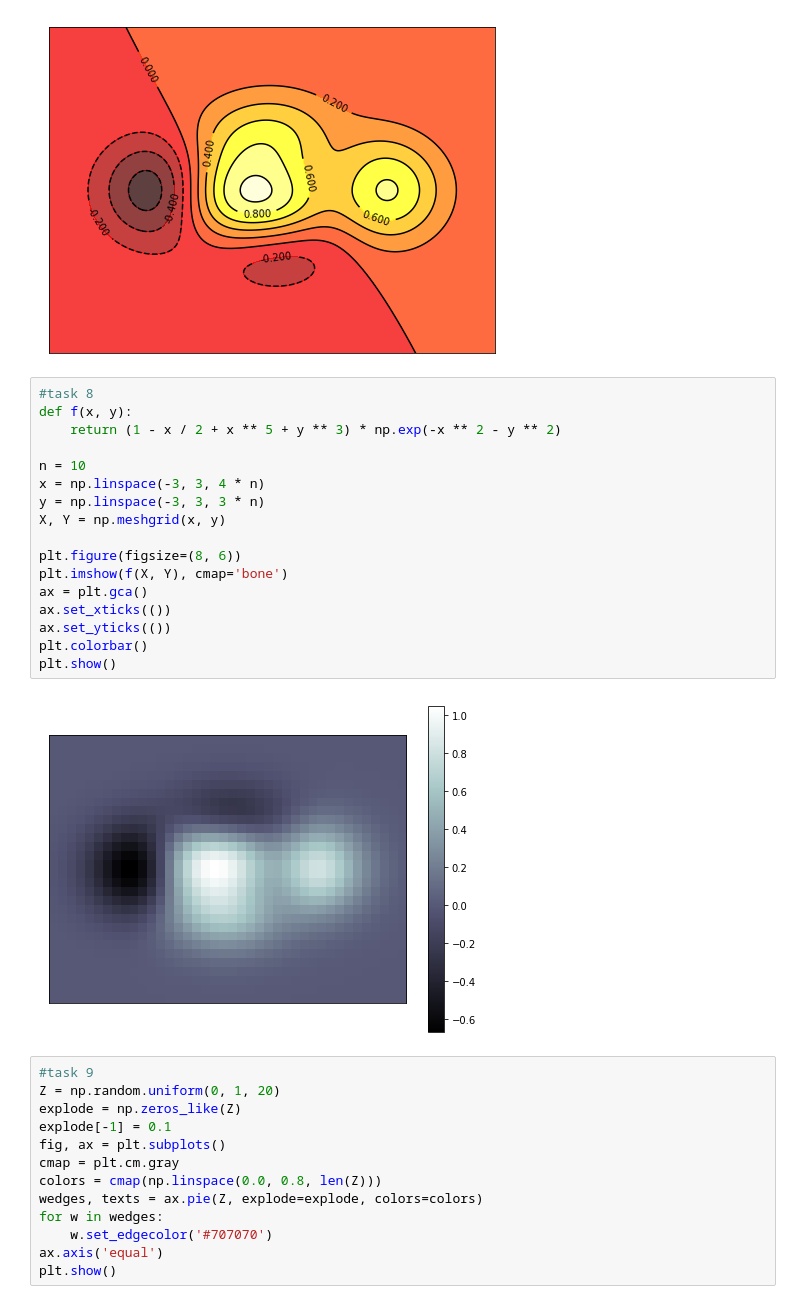
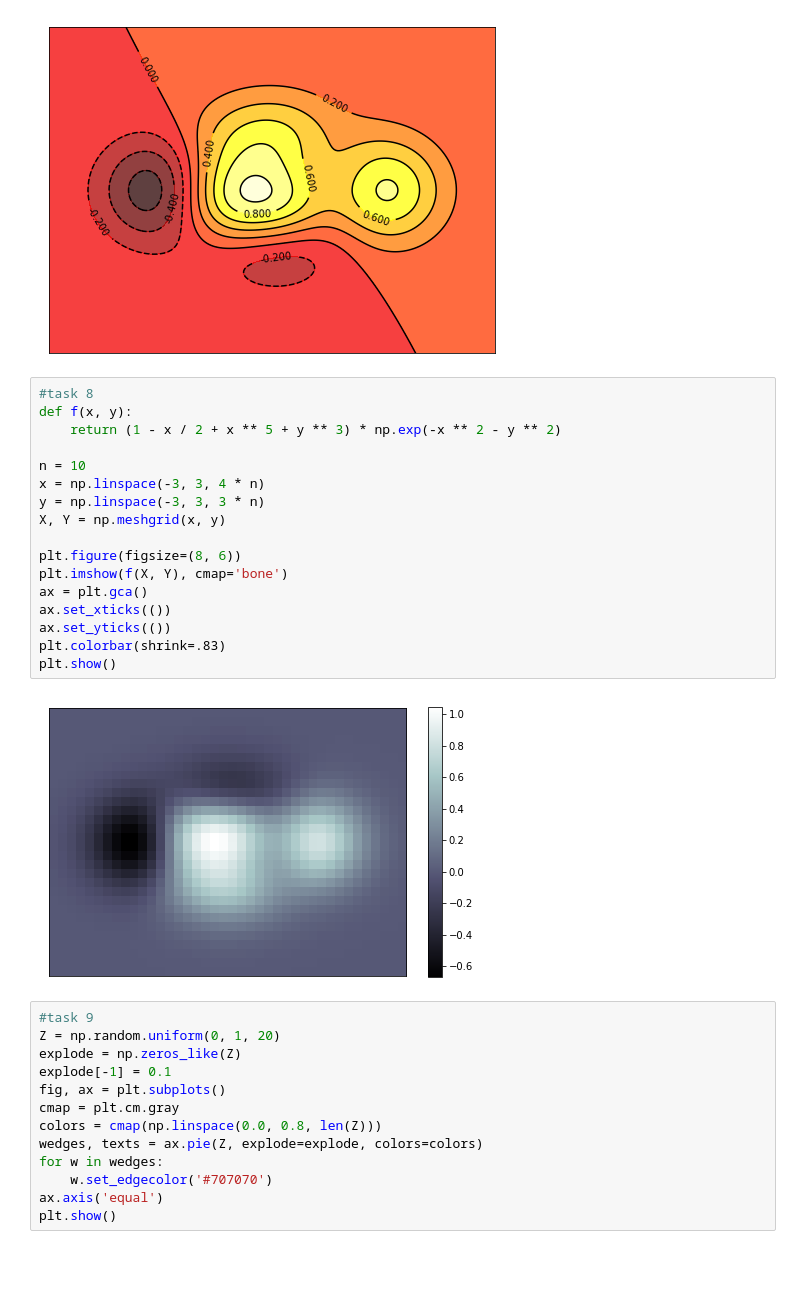
Before and after one commit to polilog/PythonLabs, a Jupyter notebook: lab3.ipynb, the cells around one changed output. Drawn from its saved outputs; the diff is of its cells as text; blank space fills up the shorter version.

```diff
--- a/lab3.ipynb
+++ b/lab3.ipynb
@@ -177,22 +177,22 @@ plt.show()
 # %%
 #task 8
 def f(x, y):
     return (1 - x / 2 + x ** 5 + y ** 3) * np.exp(-x ** 2 - y ** 2)
 
 n = 10
 x = np.linspace(-3, 3, 4 * n)
 y = np.linspace(-3, 3, 3 * n)
 X, Y = np.meshgrid(x, y)
 
 plt.figure(figsize=(8, 6))
 plt.imshow(f(X, Y), cmap='bone')
 ax = plt.gca()
 ax.set_xticks(())
 ax.set_yticks(())
-plt.colorbar()
+plt.colorbar(shrink=.83)
 plt.show()
 # %% [output]
-[figure, old version]
+[figure, new version]
 # %%
 #task 9
 Z = np.random.uniform(0, 1, 20)
```
Also changed, not shown: parts of 2 cells of this notebook, 1 other file.
